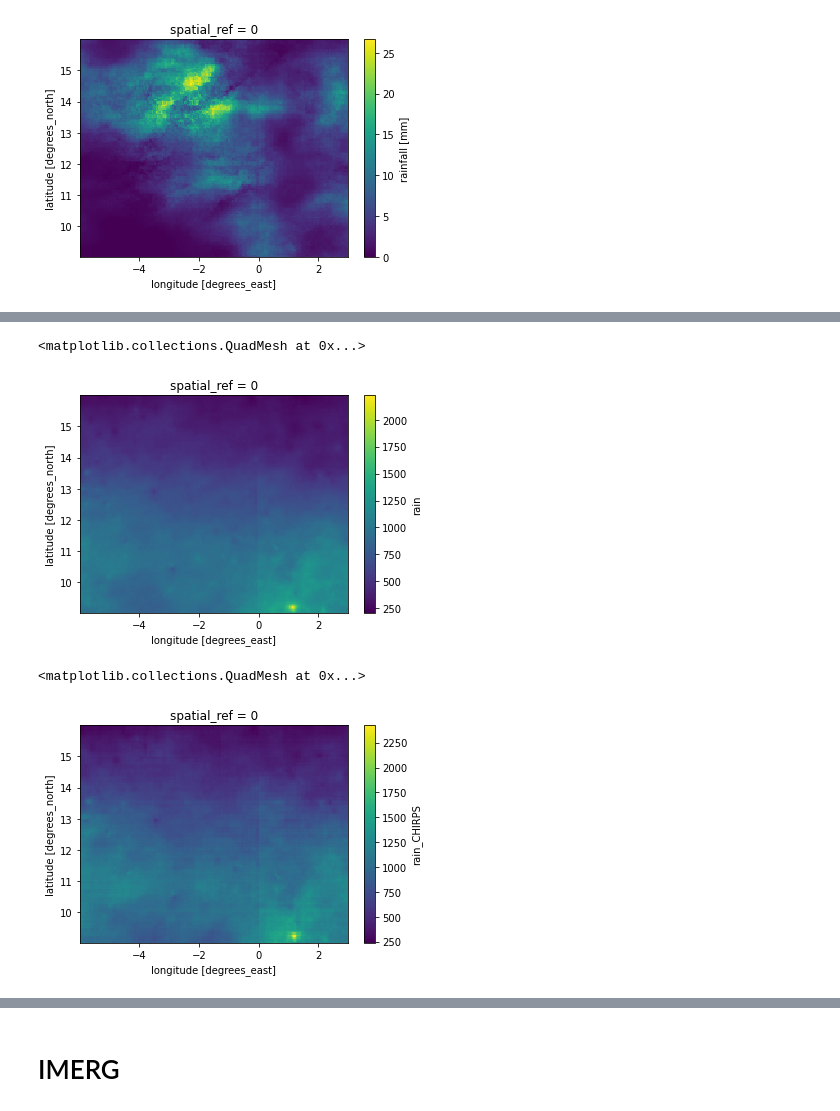
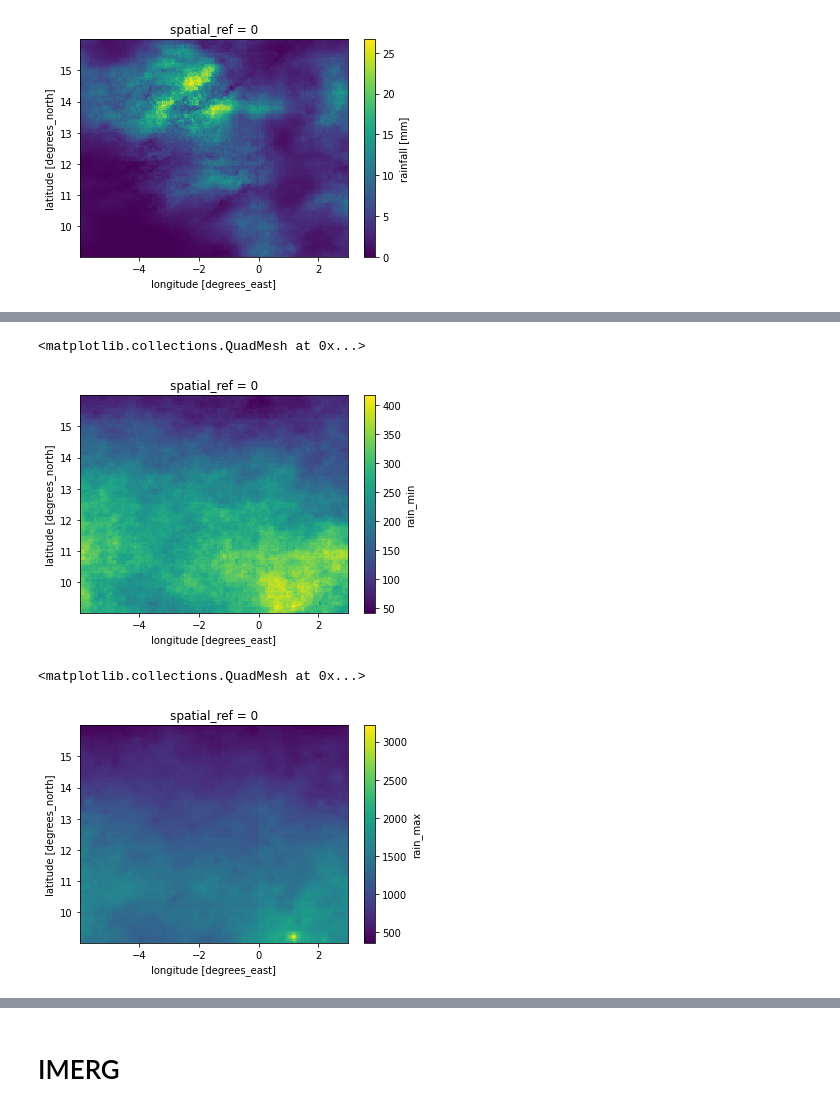
Before and after one commit to SARRA-cropmodels/SARRA-data-download, a Jupyter notebook: notebooks/get_satellite_rainfall_estimates.ipynb, the cells around one changed output, grey strips where cells are left out. Saved outputs shown, nothing was run; the diff lists cells and outputs as text; code cells hidden in the pictures.

```diff
--- a/notebooks/get_satellite_rainfall_estimates.ipynb
+++ b/notebooks/get_satellite_rainfall_estimates.ipynb
@@ -138,0 +137,4 @@ Data variables:
+# %%
+rainfall_path = "../data/3_output/IMERG_burkina_band_data"
+new_var_name = "rain_IMERG"
+data = load_lower_res_rain_data(data, rainfall_path, date_start, duration, new_var_name)
@@ -149,2 +171,0 @@ data["rain"][200,:,:].plot()
-# %%
-data["rain_mean"] = (data["rain"] + data["rain_CHIRPS"])/2
@@ -156,10 +172,14 @@ data["rain_mean"][200,:,:].plot()
+# %%
+data["rain_mean"] = (data["rain"] + data["rain_CHIRPS"] + data["rain_IMERG"])/3
+data["rain_min"] = np.minimum(np.minimum(data["rain"], data["rain_CHIRPS"]), data["rain_IMERG"])
+data["rain_max"] = np.maximum(np.maximum(data["rain"], data["rain_CHIRPS"]), data["rain_IMERG"])
 # %%
-data["rain"].sum(dim="time").plot()
+data["rain_min"].sum(dim=["time"]).plot()
 # %% [output]
 <matplotlib.collections.QuadMesh at 0x...>
-[figure, old version]
+[figure, new version]
 # %%
-data["rain_CHIRPS"].sum(dim="time").plot()
+data["rain_max"].sum(dim=["time"]).plot()
 # %% [output]
 <matplotlib.collections.QuadMesh at 0x...>
-[figure, old version]
+[figure, new version]
```
Also changed, not shown: parts of 13 cells of this notebook, 7 other files.
